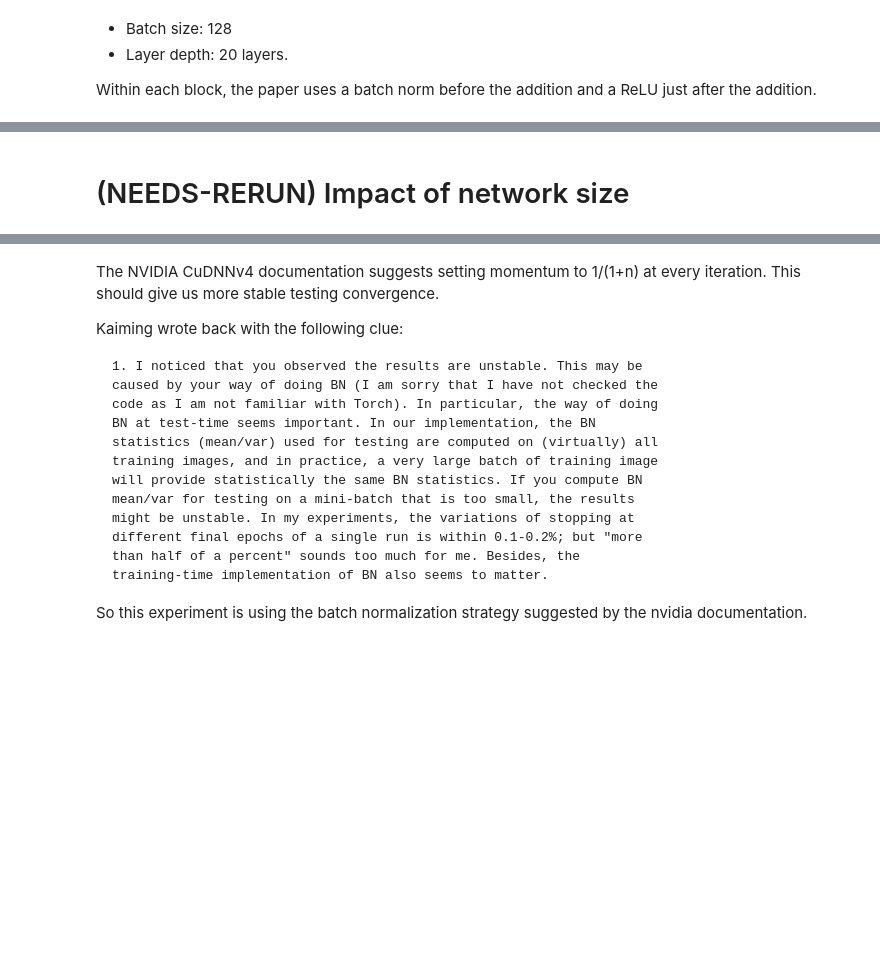
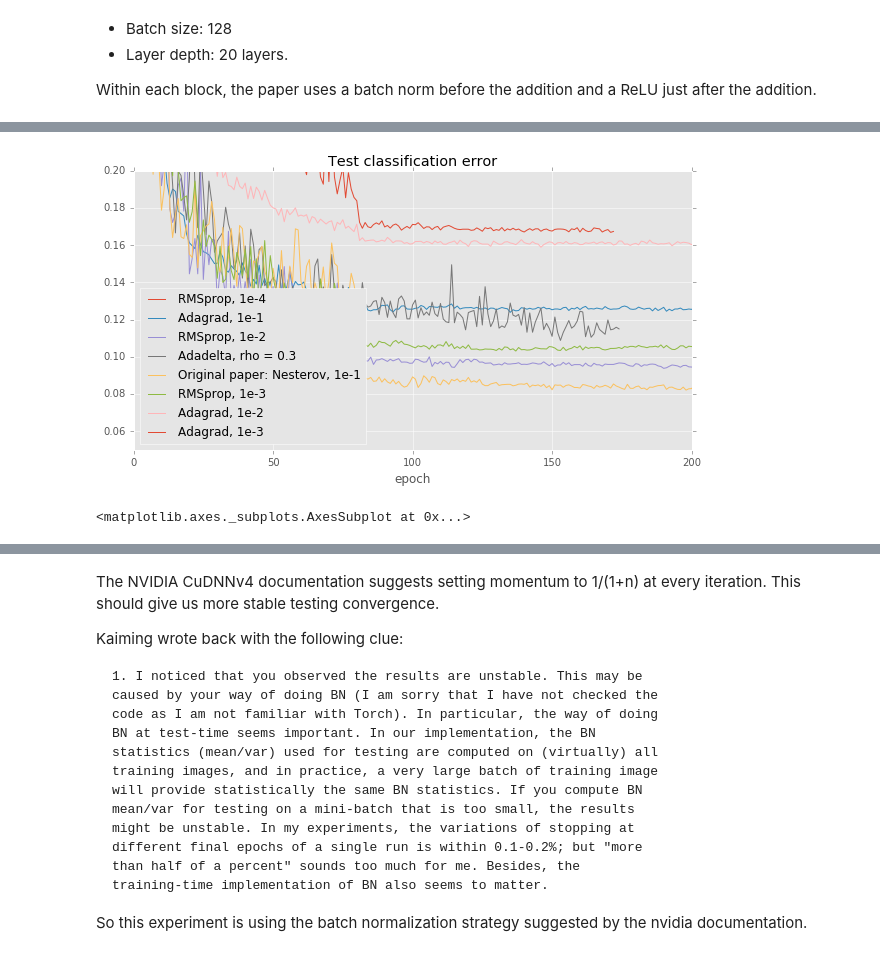
Before and after one commit to gcr/torch-residual-networks, a Jupyter notebook: Residual Network Experiment Results.ipynb, the cells around one changed output, grey strips where cells are left out. Drawn from its saved outputs; the diff is of its cells as text; code cells hidden in the pictures; blank space fills up the shorter version.

```diff
--- a/Residual Network Experiment Results.ipynb
+++ b/Residual Network Experiment Results.ipynb
@@ -80 +129,19 @@ df_err.drop(np.nan, 0).plot(title="Error")
+# %%
+experiments = {
+    ## "201601131450-saow6XW51R": "RMSprop, 1.0, alt" # Canceled -- diverging
+    ## "201601131447-2hTIt6NxCZ": "RMSprop, 0.1", # Canceled -- diverging
+    "201601141709-AnY56THQt7": "Original paper: Nesterov, 1e-1",
+    "201601151303-ayJ2l8MOG8": "RMSprop, 1e-4",
+    "201601151304-6ZsIojJlPJ": "RMSprop, 1e-3",
+    "201601151305-7otmCNmpoe": "RMSprop, 1e-2",
+    "201601151301-Lnn44vqJzD": "Adadelta, rho = 0.3",
+    "201601151737-WwNIIPJPY1": "Adagrad, 1e-3",
+    "201601151737-crjAOCswyd": "Adagrad, 1e-2",
+    "201601151737-ksrtcnWFzb": "Adagrad, 1e-1",
+}
+df_loss = wb.meld_csv(experiments, "Training loss.csv","loss")
+df_loss.index /= 50000.0; df_loss.index.name = "epoch"
+df_err = wb.meld_csv(experiments, "Testing Error.csv","error")
+df_err.index /= 50000.0; df_err.index.name = "epoch"
+#df_err = df_error.sort_index(na_position='first')
 # %%
@@ -85,2 +149,6 @@ df = pd.rolling_mean(df_loss, 1000).loc[170:200].plot(title="Training loss",figs
 # %%
-pd.ewma(df_err, 1).plot(xlim=(50,210), ylim=(0.05,0.2), title="Test classification error")
+fig,ax = subplots()
+df_err.plot(xlim=(0,200), ylim=(0.05,0.2), figsize=(10,5), title="Test classification error", ax=ax)
+# %% [output]
+[figure, added]
+<matplotlib.axes._subplots.AxesSubplot at 0x...>
@@ -91,2 +154,0 @@ df_err.loc[200]
-# %% [markdown]
-# (NEEDS-RERUN) Impact of network size
```
Also changed, not shown: parts of 32 cells of this notebook, 1 other file.
